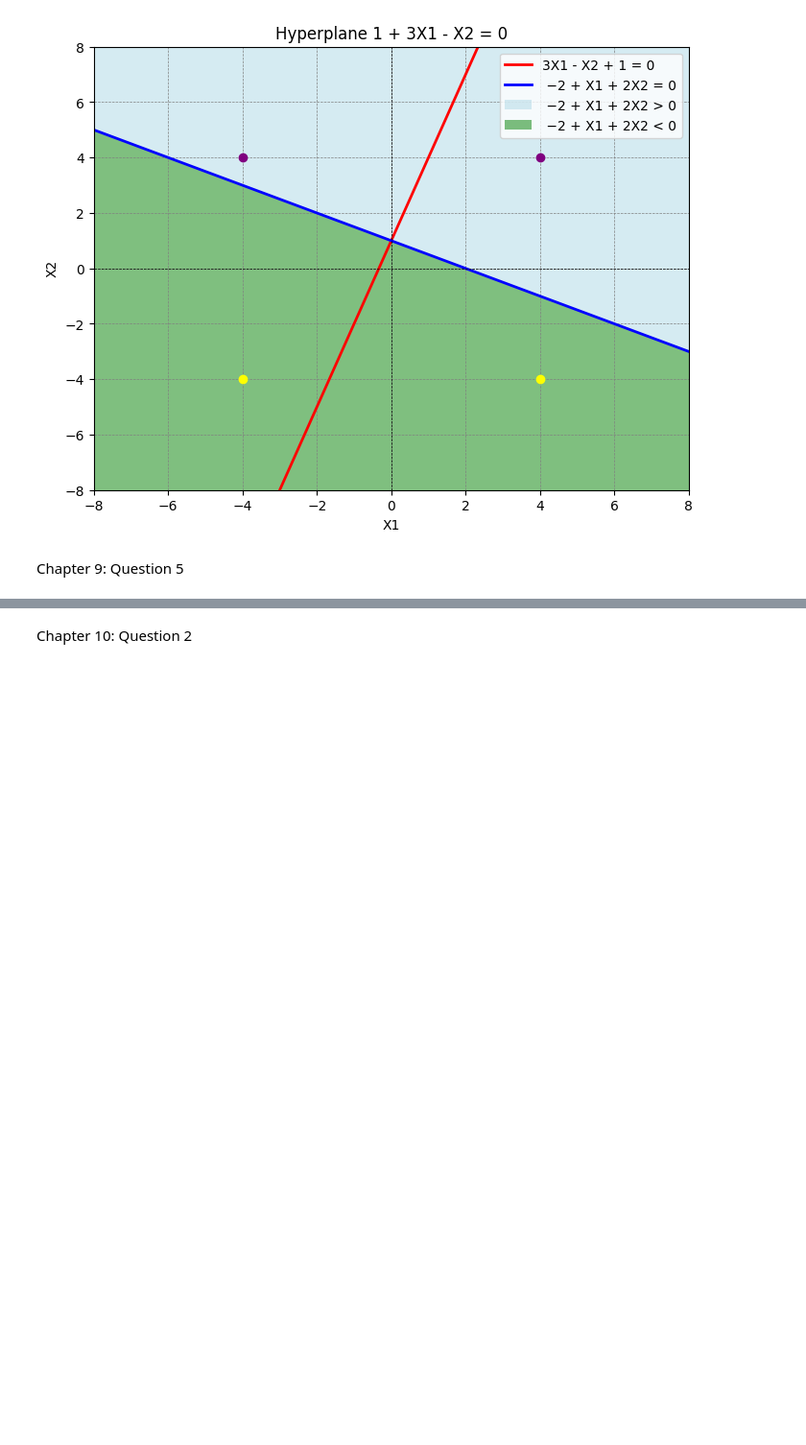
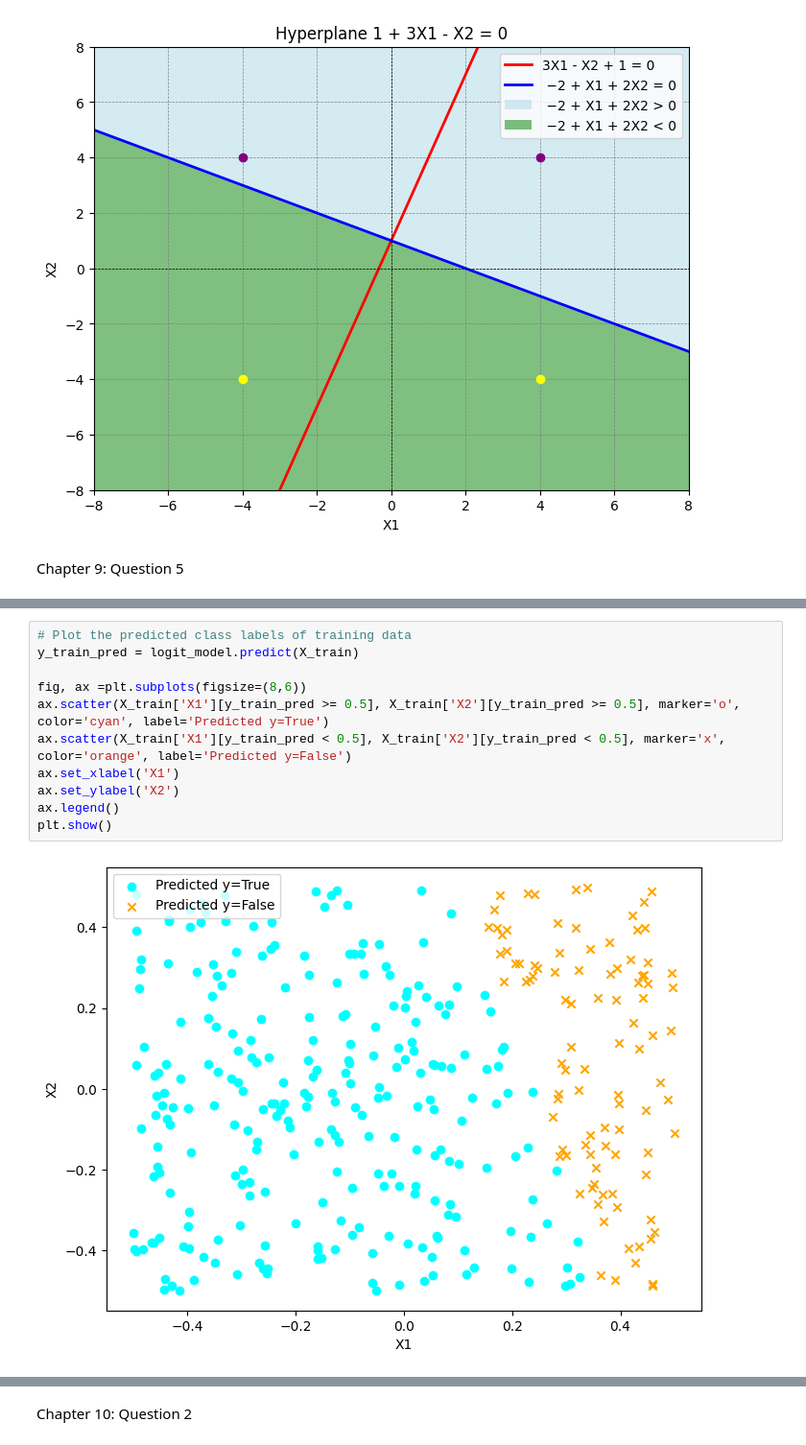
Before and after one commit to WilliamJhong/2025AAE722_William-J, a Jupyter notebook: HW4.ipynb, the cells around one changed output, grey strips where cells are left out. Shown at 96% size. Saved outputs shown, nothing was run; the diff lists cells and outputs as text; blank space fills up the shorter version.

```diff
--- a/HW4.ipynb
+++ b/HW4.ipynb
@@ -79,0 +114,13 @@ Chapter 9: Question 5
+# %%
+# Plot the predicted class labels of training data
+y_train_pred = logit_model.predict(X_train)
+
+fig, ax =plt.subplots(figsize=(8,6))
+ax.scatter(X_train['X1'][y_train_pred >= 0.5], X_train['X2'][y_train_pred >= 0.5], marker='o', color='cyan', label='Predicted y=True')
+ax.scatter(X_train['X1'][y_train_pred < 0.5], X_train['X2'][y_train_pred < 0.5], marker='x', color='orange', label='Predicted y=False')
+ax.set_xlabel('X1')
+ax.set_ylabel('X2')
+ax.legend()
+plt.show()
+# %% [output]
+[figure, added]
```
Also changed, not shown: parts of 13 cells of this notebook.
